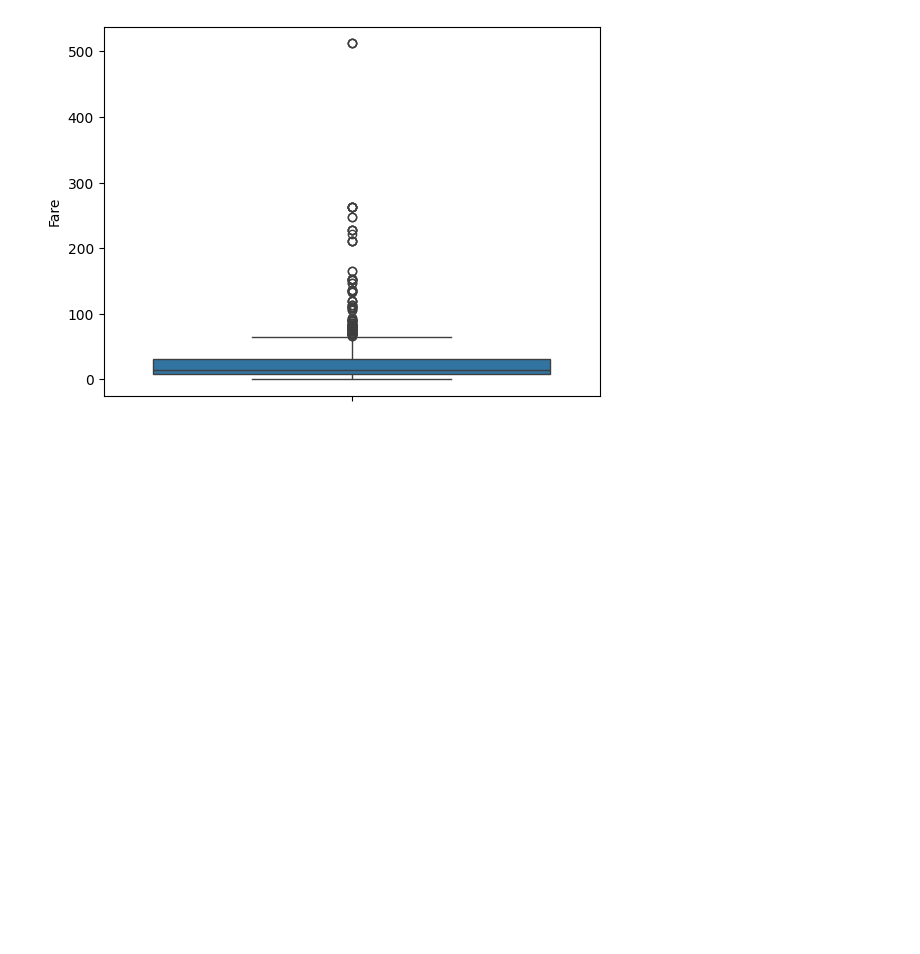
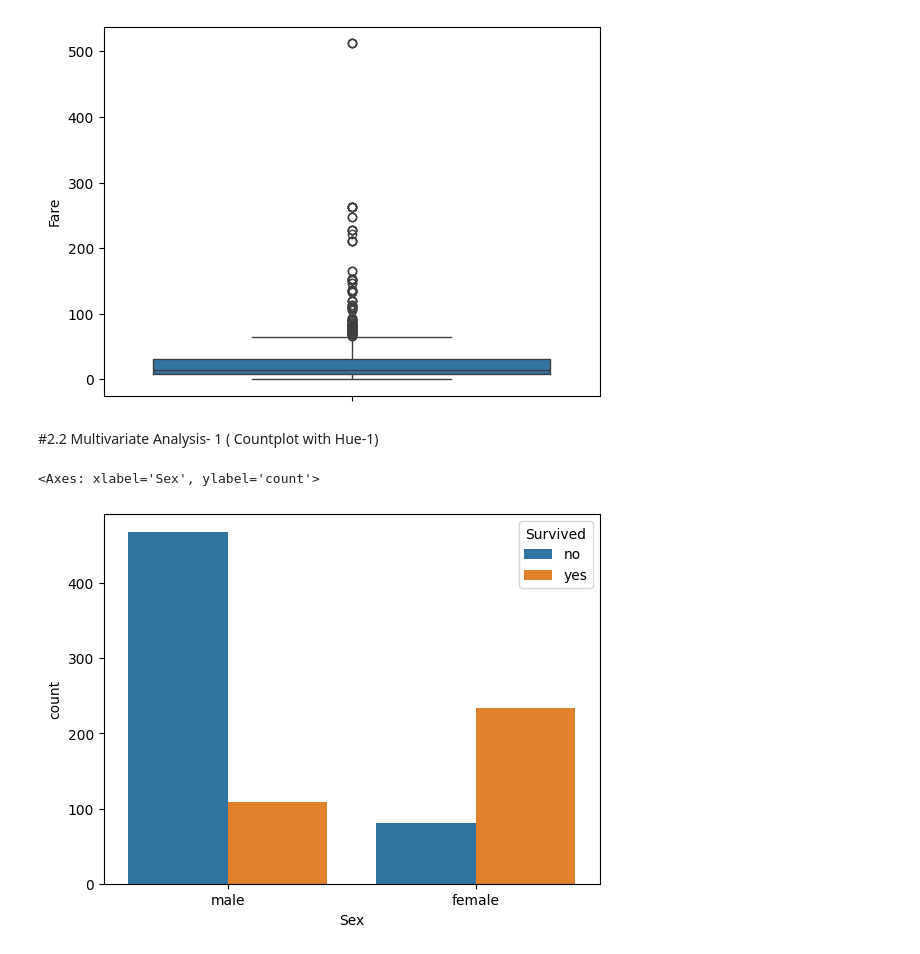
Before and after one commit to Radiat09/colab, a Jupyter notebook: Exploratory_Data_Analysis_Part_1.ipynb, the cells around one changed output. Drawn from its saved outputs; the diff is of its cells as text; code cells hidden in the pictures; blank space fills up the shorter version.

Commit message:
Multivariate Analysis ( Countplot with Hue)

```diff
--- a/Exploratory_Data_Analysis_Part_1.ipynb
+++ b/Exploratory_Data_Analysis_Part_1.ipynb
@@ -234,3 +219,10 @@ sns.boxplot(df['Fare'])
 # %% [output]
 <Axes: ylabel='Fare'>
 [figure]
+# %% [markdown]
+#2.2 Multivariate Analysis- 1 ( Countplot with Hue-1)
+# %%
+sns.countplot(x=df['Sex'],hue=df['Survived'])
+# %% [output]
+<Axes: xlabel='Sex', ylabel='count'>
+[figure, added]
```
Also changed, not shown: parts of 4 cells of this notebook.
